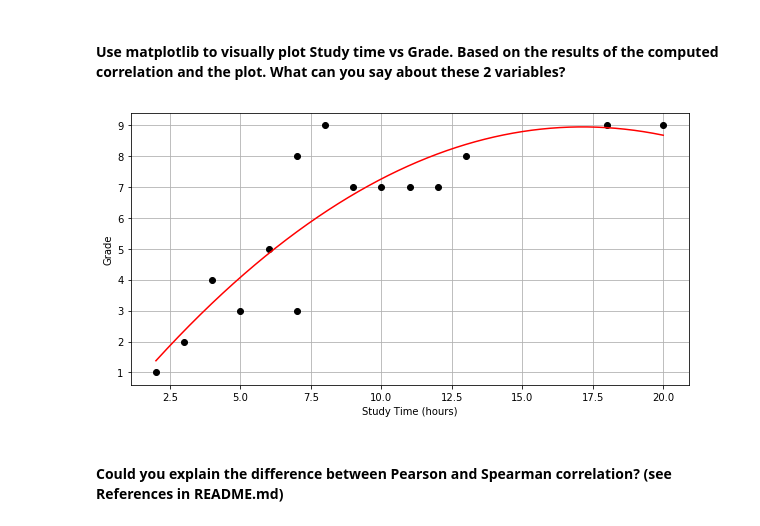
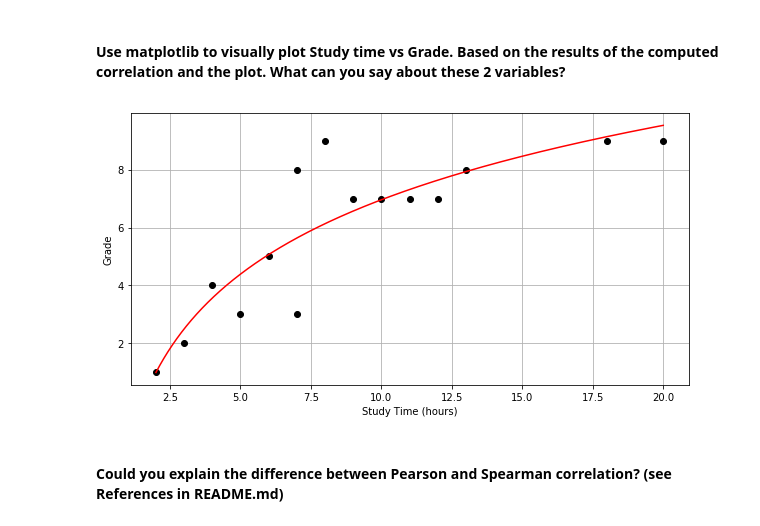
Before and after one commit to ironhack-datalabs/mad-oct-2018, a Jupyter notebook: module-2/lab-pivot-table-and-correlation/your_code/main.ipynb, the cells around one changed output. Cells and saved outputs as stored; diff of their text form; code cells hidden in the pictures.

```diff
--- a/module-2/lab-pivot-table-and-correlation/your_code/main.ipynb
+++ b/module-2/lab-pivot-table-and-correlation/your_code/main.ipynb
@@ -441,20 +441,20 @@ Spearman Correlation Coeficient:  0.819658753036942
 # %%
 # your answer here
 plt.close('all')
 
 time_gradea=time_grades.sort_values('Study time',ascending=True)
-p30 = np.poly1d(np.polyfit(time_gradea['Study time'], time_gradea['Grade'],2))
+p30 = np.poly1d(np.polyfit(np.log(time_gradea['Study time']), time_gradea['Grade'],1))
 xp = np.linspace(time_gradea['Study time'].min(),time_gradea['Study time'].max(), 100000)
 
 plt.figure(figsize=(10,5))
 plt.plot(time_gradea['Study time'],time_gradea['Grade'],'ok')
-plt.plot(xp,p30(xp),'-r')
+plt.plot(xp,p30(np.log(xp)),'-r')
 plt.grid()
 plt.xlabel('Study Time (hours)')
 plt.ylabel('Grade')
 plt.show()
 # %% [output]
-[figure, old version]
+[figure, new version]
 # %%
 #your comment here
 # In the plot we can visualize that both variables could fit better for a square root equation
```
